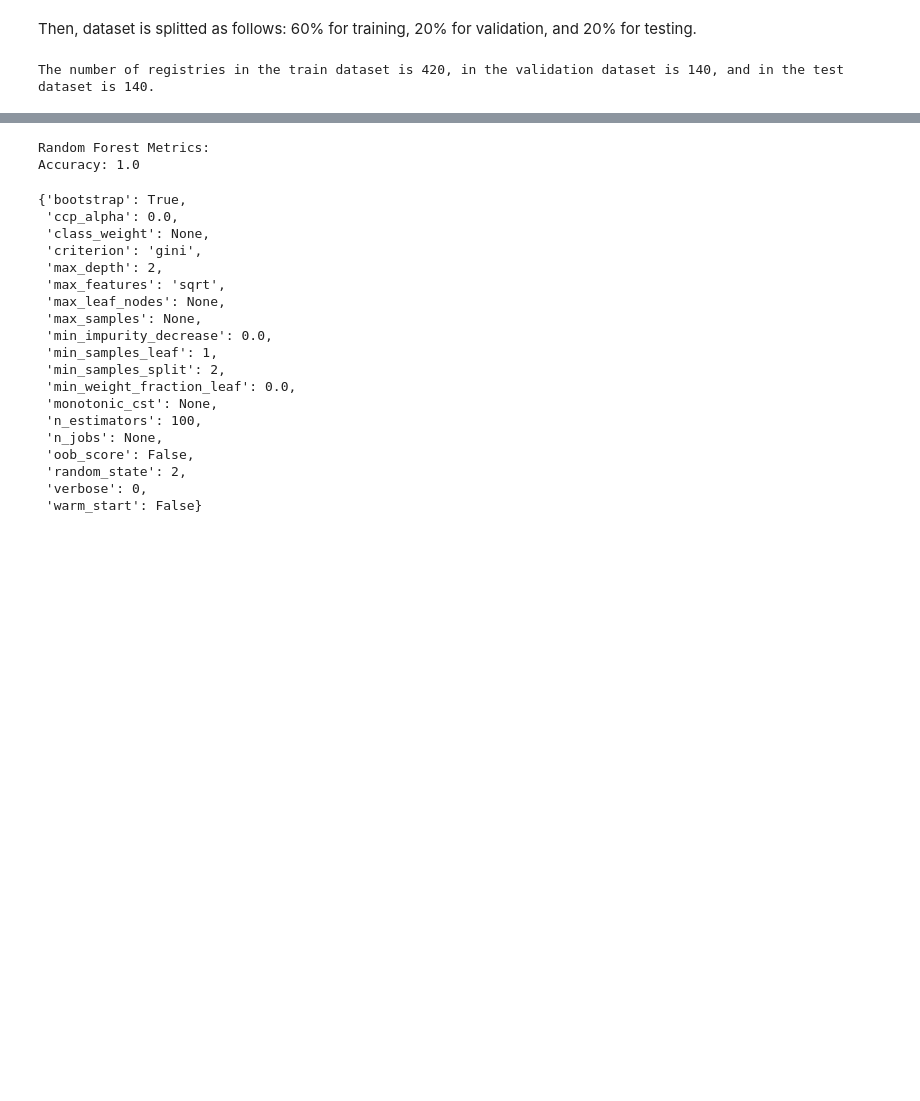
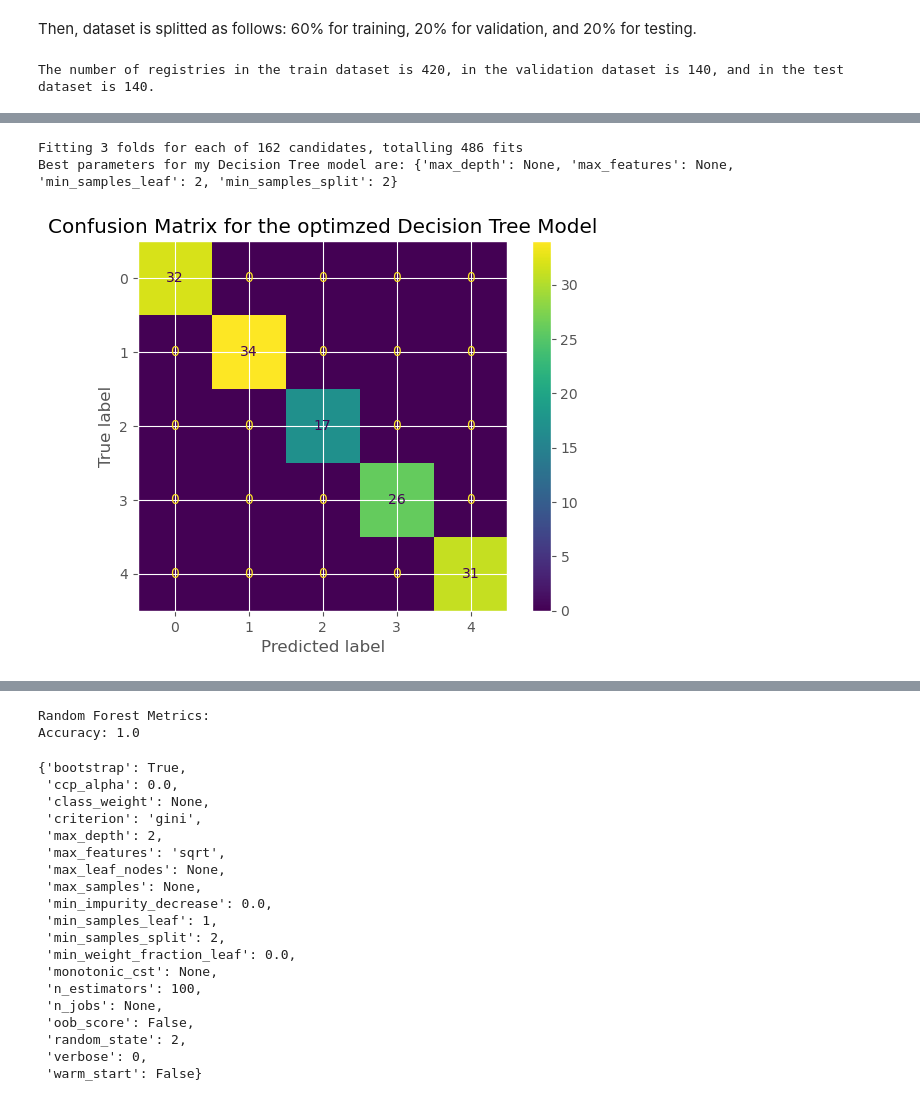
Before and after one commit to bizzaccelerator/classification_of_consumer_behaviour, a Jupyter notebook: notebook.ipynb, the cells around one changed output, grey strips where cells are left out. Cells and saved outputs as stored; diff of their text form; code cells hidden in the pictures; blank space fills up the shorter version.

```diff
--- a/notebook.ipynb
+++ b/notebook.ipynb
@@ -742,0 +783,26 @@ __1. Random Forest Model:__
+# %%
+# I'll use GridSearchCV for exhaustive tuning and preventing overfitting.
+grid_search = GridSearchCV(estimator=decision_tree, param_grid=param_grid,
+                           scoring='accuracy', cv=3, verbose=2, n_jobs=-1,
+                           error_score='raise')
+
+grid_search.fit(X_train, y_train)
+
+print("Best parameters for my Decision Tree model are:", grid_search.best_params_)
+best_dt_model = grid_search.best_estimator_
+# %% [output]
+Fitting 3 folds for each of 162 candidates, totalling 486 fits
+Best parameters for my Decision Tree model are: {'max_depth': None, 'max_features': None, 'min_samples_leaf': 2, 'min_samples_split': 2}
+# %%
+# Generate predictions with the best model
+y_pred_val_opt = best_dt_model.predict(X_val)
+
+# Create a confusion matrix
+cm_dt = confusion_matrix(y_val, y_pred_val_opt)
+# %%
+# Display the confusion matrix created
+disp = ConfusionMatrixDisplay(confusion_matrix=cm_dt, display_labels=best_dt_model.classes_).plot()
+plt.title('Confusion Matrix for the optimzed Decision Tree Model')
+plt.show()
+# %% [output]
+[figure, added]
```
Also changed, not shown: parts of 11 cells of this notebook.
